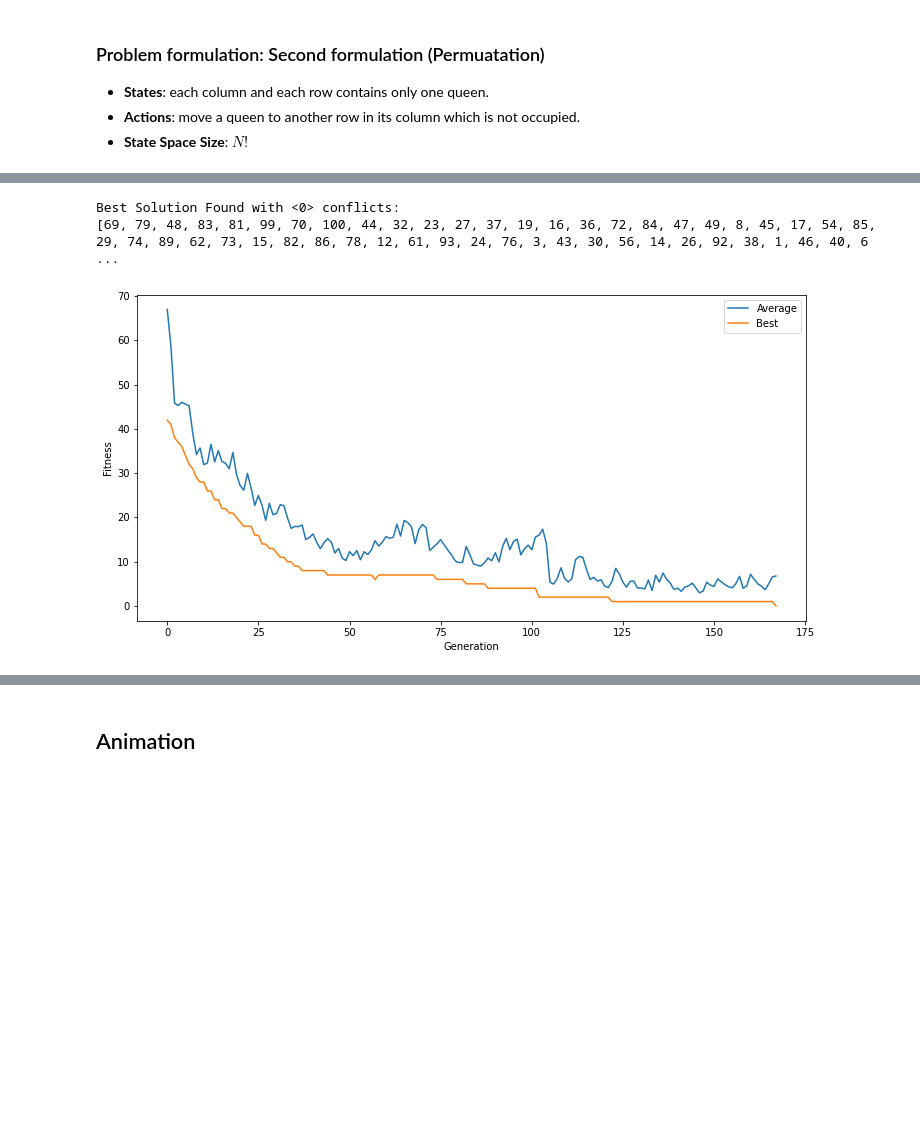
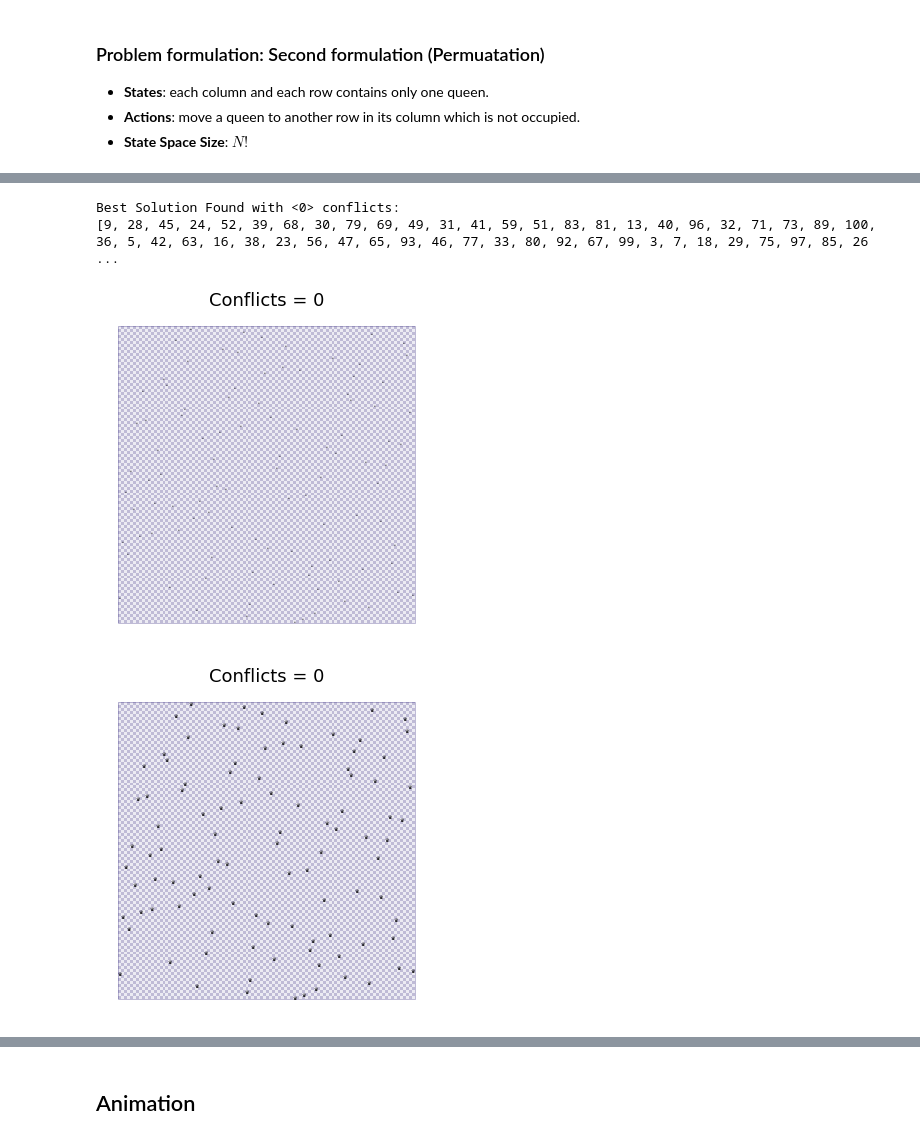
Before and after one commit to snrazavi/AI-Programming-using-Python, a Jupyter notebook: Search/09-Local_Search_Genetic_Algorithm.ipynb, the cells around one changed output, grey strips where cells are left out. Saved outputs shown, nothing was run; the diff lists cells and outputs as text; code cells hidden in the pictures; blank space fills up the shorter version.

```diff
--- a/Search/09-Local_Search_Genetic_Algorithm.ipynb
+++ b/Search/09-Local_Search_Genetic_Algorithm.ipynb
@@ -223,8 +223,11 @@ best_solution = ga(
 
 # show results
 print(f"Best Solution Found with <{best_solution.conflicts()}> conflicts:\n{best_solution}")
-ga.plot_fitness()
 # %% [output]
 Best Solution Found with <0> conflicts:
-[69, 79, 48, 83, 81, 99, 70, 100, 44, 32, 23, 27, 37, 19, 16, 36, 72, 84, 47, 49, 8, 45, 17, 54, 85, 29, 74, 89, 62, 73, 15, 82, 86, 78, 12, 61, 93, 24, 76, 3, 43, 30, 56, 14, 26, 92, 38, 1, 46, 40, 6 ...
+[9, 28, 45, 24, 52, 39, 68, 30, 79, 69, 49, 31, 41, 59, 51, 83, 81, 13, 40, 96, 32, 71, 73, 89, 100, 36, 5, 42, 63, 16, 38, 23, 56, 47, 65, 93, 46, 77, 33, 80, 92, 67, 99, 3, 7, 18, 29, 75, 97, 85, 26 ...
-[figure, old version]
+[figure, new version]
+# %%
+best_solution.plot(show_conflicts=True, width=1024, height=1024)
+# %% [output]
+[figure, added]
```
Also changed, not shown: parts of 5 cells of this notebook.
